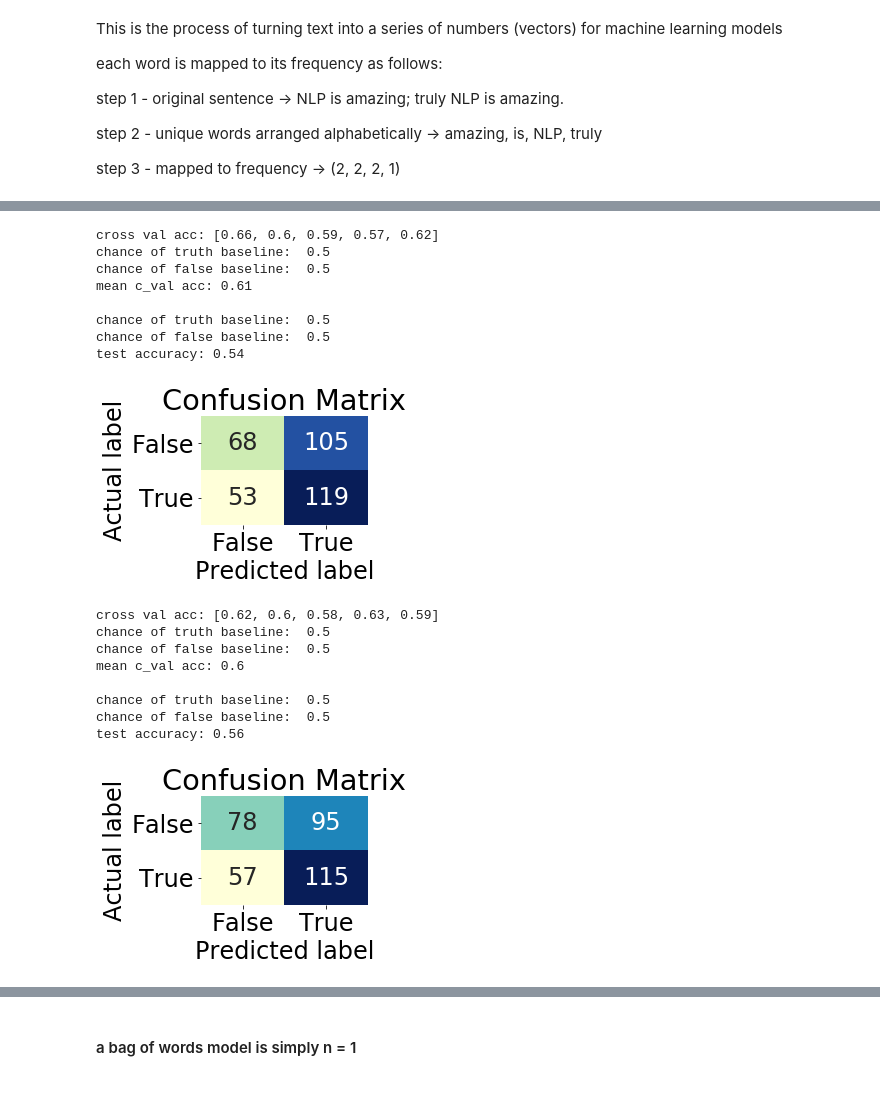
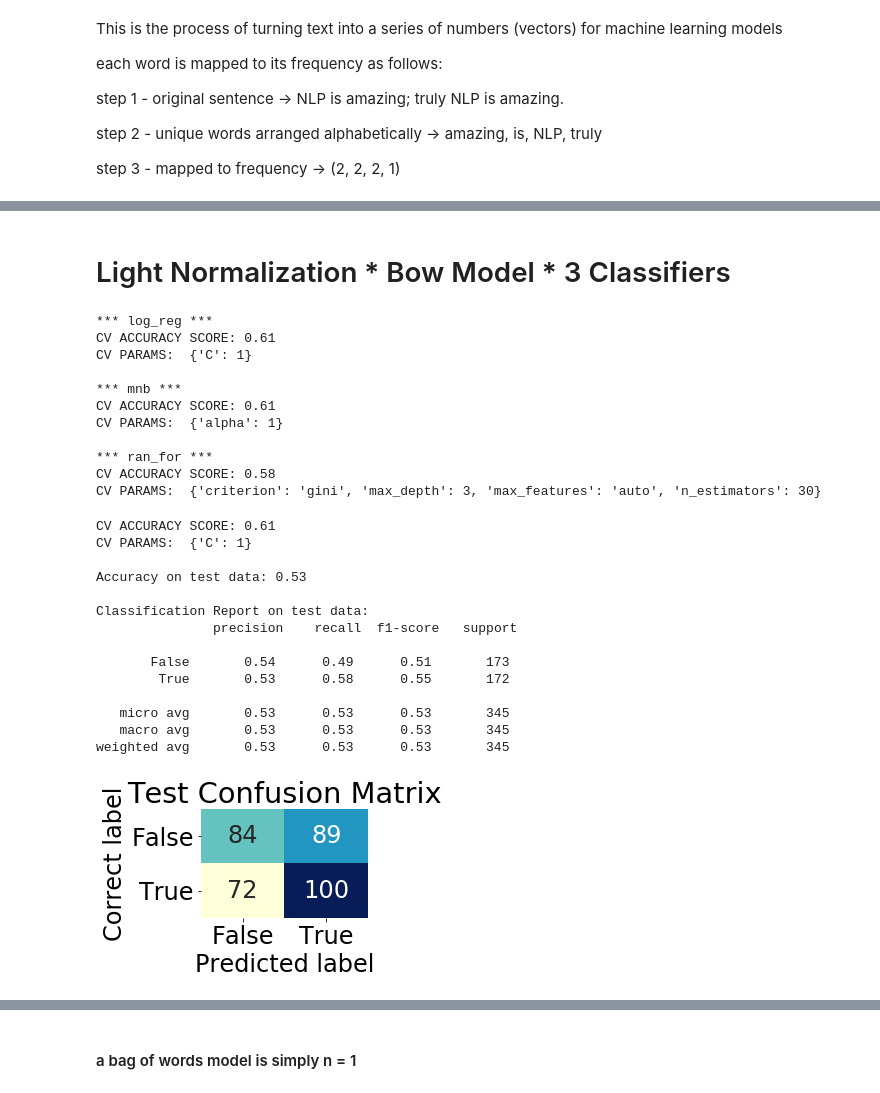
Before and after one commit to Victor-Palacios/Deception_Detection_Capstone, a Jupyter notebook: Deception_Machine_Learning.ipynb, the cells around one changed output, grey strips where cells are left out. Drawn from its saved outputs; the diff is of its cells as text; code cells hidden in the pictures.

```diff
--- a/Deception_Machine_Learning.ipynb
+++ b/Deception_Machine_Learning.ipynb
@@ -442,32 +740,45 @@ test accuracy: 0.55
+# %% [markdown]
+# Light Normalization * Bow Model * 3 Classifiers
 # %%
-# Light Normalization
-nlp_ml(x = df.light_normalization,
-       y = df.veracity,
-       vectorizer = CountVectorizer(lowercase=False),
-       model = MultinomialNB())
+models = Binary_Classification(x = df.light_normalization,
+                               y = df[["veracity"]],
+                               scoring = "accuracy",
+                               test_size = 0.3,
+                               n_folds = 3,
+                               standardize = False,
+                               nlp = True,
+                               vectorizer = CountVectorizer(lowercase = False))
+
+models.compare()
 # %% [output]
-cross val acc: [0.66, 0.6, 0.59, 0.57, 0.62]
-chance of truth baseline:  0.5
-chance of false baseline:  0.5
-mean c_val acc: 0.61
+*** log_reg ***
+CV ACCURACY SCORE: 0.61
+CV PARAMS:  {'C': 1}
 
-chance of truth baseline:  0.5
-chance of false baseline:  0.5
-test accuracy: 0.54
+*** mnb ***
+CV ACCURACY SCORE: 0.61
+CV PARAMS:  {'alpha': 1}
+
+*** ran_for ***
+CV ACCURACY SCORE: 0.58
+CV PARAMS:  {'criterion': 'gini', 'max_depth': 3, 'max_features': 'auto', 'n_estimators': 30}
-[figure, removed]
-# %%
-# Light Normalization & Lemmatization
-nlp_ml(x = df.light_norm_lemma,
-       y = df.veracity,
-       vectorizer = CountVectorizer(lowercase=False),
-       model = MultinomialNB())
-# %% [output]
-cross val acc: [0.62, 0.6, 0.58, 0.63, 0.59]
-chance of truth baseline:  0.5
-chance of false baseline:  0.5
-mean c_val acc: 0.6
-
-chance of truth baseline:  0.5
-chance of false baseline:  0.5
-test accuracy: 0.56
-[figure, removed]
+# %%
+models.test_scores(model_name = "log_reg",
+                   verbose_results = False,
+                   all_metrics = False)
+# %% [output]
+CV ACCURACY SCORE: 0.61
+CV PARAMS:  {'C': 1}
+
+Accuracy on test data: 0.53
+
+Classification Report on test data:
+               precision    recall  f1-score   support
+
+       False       0.54      0.49      0.51       173
+        True       0.53      0.58      0.55       172
+
+   micro avg       0.53      0.53      0.53       345
+   macro avg       0.53      0.53      0.53       345
+weighted avg       0.53      0.53      0.53       345
+[figure, added]
```
Also changed, not shown: parts of 151 cells of this notebook.
